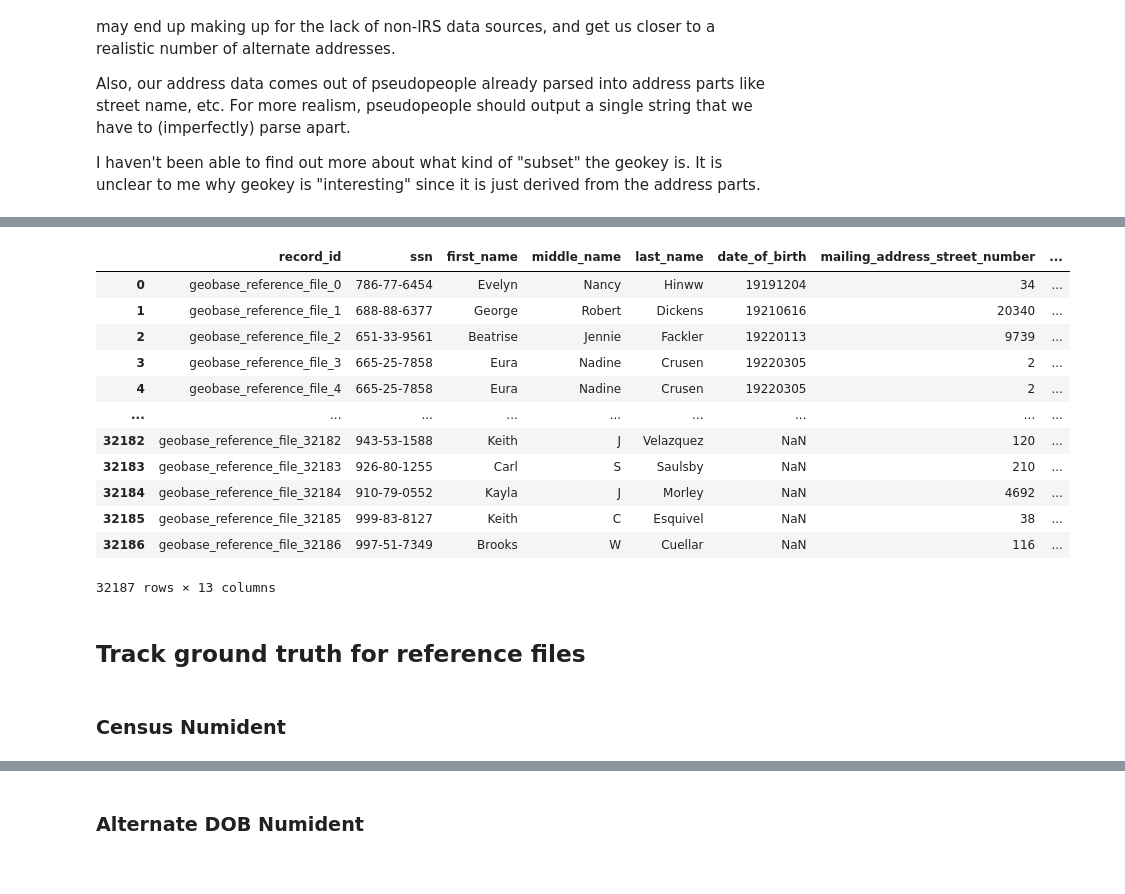
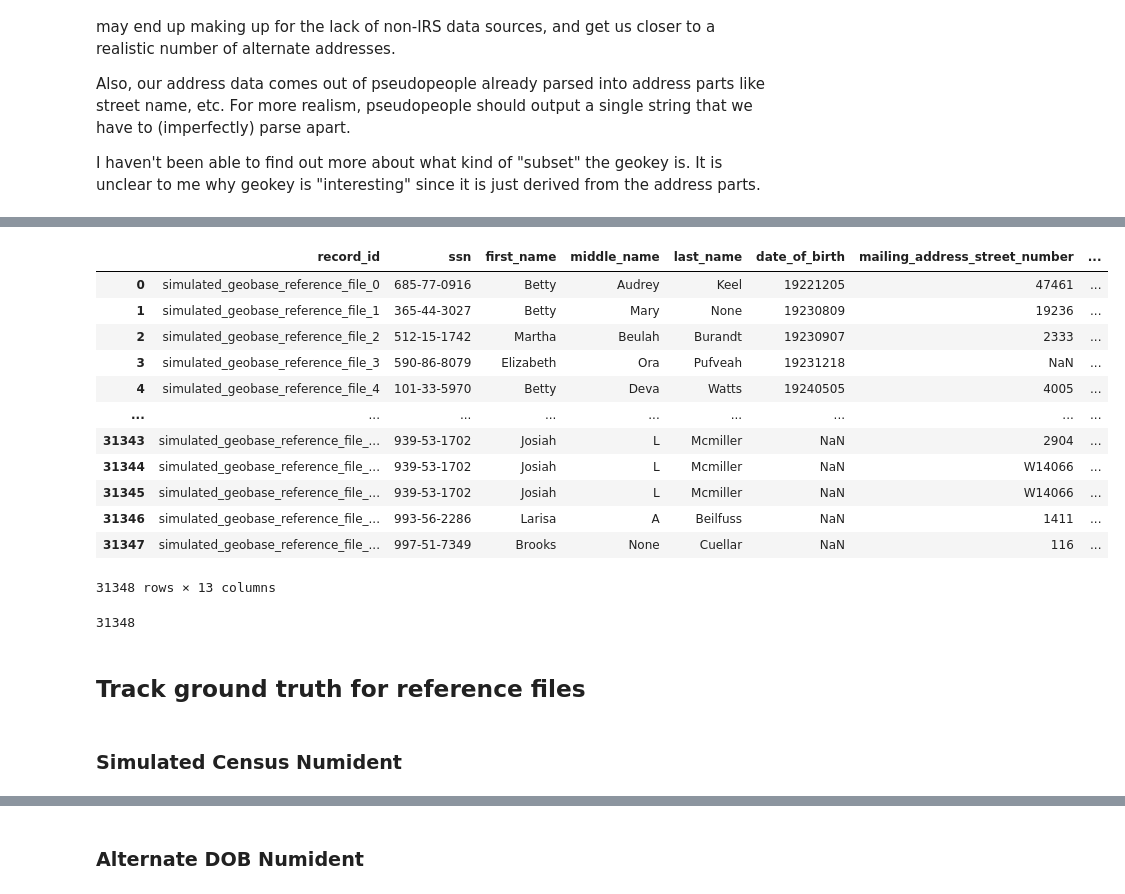
Before and after one commit to ihmeuw/person_linkage_case_study, a Jupyter notebook: linkage/pvs_like_case_study/generate_simulated_data/generate_simulated_data_small_sample.ipynb, the cells around one changed output, grey strips where cells are left out. Drawn from its saved outputs; the diff is of its cells as text; code cells hidden in the pictures.

```diff
--- a/linkage/pvs_like_case_study/generate_simulated_data/generate_simulated_data_small_sample.ipynb
+++ b/linkage/pvs_like_case_study/generate_simulated_data/generate_simulated_data_small_sample.ipynb
@@ -464,0 +726,2 @@ Name: last_name, Length: 37097, dtype: object
+# %%
+simulated_taxes, simulated_taxes_source_record_pairs = persist(simulated_taxes, simulated_taxes_source_record_pairs)
@@ -956,7 +1240,7 @@ I haven't been able to find out more about what kind of "subset" the geokey is.
 It is unclear to me why geokey is "interesting" since it is just derived from the
 address parts.
 # %%
-address_cols = list(taxes.filter(like='mailing_address').columns)
+address_cols = [c for c in simulated_taxes.columns if 'mailing_address' in c]
 
 def standardize_address_part(column):
     return (
@@ -964,28 +1248,31 @@ def standardize_address_part(column):
             # Remove leading or trailing whitespace
             .str.strip()
             # Turn any strings of consecutive whitespace into a single space
-            .str.split().str.join(' ')
+            .str.replace('\s+', ' ', regex=True)
             # Normalize case
             .str.upper()
             # Normalize the word street as described in the example quoted above
             # In reality, there would be many rules like this
             .str.replace('\b(STREET|STR)\b', 'ST', regex=True)
             # Make sure missingness is represented consistently
-            .replace('', np.nan)
+            .replace('', numpy.nan)
     )
 
-tax_addresses = (
-    taxes.set_index(['record_id', 'ssn'])
-        [address_cols]
-        .apply(standardize_address_part)
-        .reset_index()
+simulated_tax_addresses = (
+    simulated_taxes
+        # Can only link these to the other files if they have an SSN
+        .dropna(subset=['ssn'])
+        [['record_id', 'ssn'] + address_cols]
+        .assign(**{c: lambda df, c=c: standardize_address_part(df[c]) for c in address_cols})
+        .pipe(increase_string_capacity)
 )
-addresses_by_ssn, addresses_by_ssn_source_record_pairs = dedupe_preserving_source_records(
-    tax_addresses,
-    taxes_source_record_pairs,
+
+simulated_addresses_by_ssn, simulated_addresses_by_ssn_source_record_pairs = persist(dedupe_preserving_source_records(
+    simulated_tax_addresses,
+    simulated_taxes_source_record_pairs,
     columns_to_dedupe=['ssn'] + address_cols,
     new_record_id_prefix='addresses_by_ssn',
-)
-addresses_by_ssn
+))
+simulated_addresses_by_ssn
 # %% [output]
 |  | record_id | ssn | mailing_address_street_number | mailing_address_street_name | mailing_address_unit_number | ... |
@@ -1046,26 +1333,31 @@ addresses_by_ssn[addresses_by_ssn.ssn.isin(num_addresses.tail(10).index)].sort_v
 # %%
-geobase_reference_file, geobase_reference_file_source_record_pairs = merge_preserving_source_records(
-    [name_dob_reference_file, addresses_by_ssn],
-    [name_dob_reference_file_source_record_pairs, addresses_by_ssn_source_record_pairs],
-    on='ssn',
+simulated_geobase_reference_file, simulated_geobase_reference_file_source_record_pairs = persist(merge_preserving_source_records(
+    [simulated_name_dob_reference_file, simulated_addresses_by_ssn],
+    [simulated_name_dob_reference_file_source_record_pairs, simulated_addresses_by_ssn_source_record_pairs],
+    on=['ssn'],
     how='left',
-    new_record_id_prefix='geobase_reference_file',
-)
-geobase_reference_file
+    new_record_id_prefix='simulated_geobase_reference_file',
+))
+simulated_geobase_reference_file
 # %% [output]
 |  | record_id | ssn | first_name | middle_name | last_name | date_of_birth | mailing_address_street_number | ... |
-| 0 | geobase_reference_file_0 | 786-77-6454 | Evelyn | Nancy | Hinww | 19191204 | 34 | ... |
-| 1 | geobase_reference_file_1 | 688-88-6377 | George | Robert | Dickens | 19210616 | 20340 | ... |
-| 2 | geobase_reference_file_2 | 651-33-9561 | Beatrise | Jennie | Fackler | 19220113 | 9739 | ... |
-| 3 | geobase_reference_file_3 | 665-25-7858 | Eura | Nadine | Crusen | 19220305 | 2 | ... |
-| 4 | geobase_reference_file_4 | 665-25-7858 | Eura | Nadine | Crusen | 19220305 | 2 | ... |
+| 0 | simulated_geobase_reference_file_0 | 685-77-0916 | Betty | Audrey | Keel | 19221205 | 47461 | ... |
+| 1 | simulated_geobase_reference_file_1 | 365-44-3027 | Betty | Mary | None | 19230809 | 19236 | ... |
+| 2 | simulated_geobase_reference_file_2 | 512-15-1742 | Martha | Beulah | Burandt | 19230907 | 2333 | ... |
+| 3 | simulated_geobase_reference_file_3 | 590-86-8079 | Elizabeth | Ora | Pufveah | 19231218 | NaN | ... |
+| 4 | simulated_geobase_reference_file_4 | 101-33-5970 | Betty | Deva | Watts | 19240505 | 4005 | ... |
 | ... | ... | ... | ... | ... | ... | ... | ... | ... |
-| 32182 | geobase_reference_file_32182 | 943-53-1588 | Keith | J | Velazquez | NaN | 120 | ... |
-| 32183 | geobase_reference_file_32183 | 926-80-1255 | Carl | S | Saulsby | NaN | 210 | ... |
-| 32184 | geobase_reference_file_32184 | 910-79-0552 | Kayla | J | Morley | NaN | 4692 | ... |
-| 32185 | geobase_reference_file_32185 | 999-83-8127 | Keith | C | Esquivel | NaN | 38 | ... |
-| 32186 | geobase_reference_file_32186 | 997-51-7349 | Brooks | W | Cuellar | NaN | 116 | ... |
+| 31343 | simulated_geobase_reference_file_... | 939-53-1702 | Josiah | L | Mcmiller | NaN | 2904 | ... |
+| 31344 | simulated_geobase_reference_file_... | 939-53-1702 | Josiah | L | Mcmiller | NaN | W14066 | ... |
+| 31345 | simulated_geobase_reference_file_... | 939-53-1702 | Josiah | L | Mcmiller | NaN | W14066 | ... |
+| 31346 | simulated_geobase_reference_file_... | 993-56-2286 | Larisa | A | Beilfuss | NaN | 1411 | ... |
+| 31347 | simulated_geobase_reference_file_... | 997-51-7349 | Brooks | None | Cuellar | NaN | 116 | ... |
-32187 rows × 13 columns
+31348 rows × 13 columns
+# %%
+# Actual number of rows
+len(simulated_geobase_reference_file)
+# %% [output]
+31348
 # %% [markdown]
 ## Track ground truth for reference files
 # %%
@@ -1097,2 +1416,2 @@ def get_simulants_of_source_records(source_record_pairs, filter_record_ids=None,
 # %% [markdown]
-### Census Numident
+### Simulated Census Numident
```
Also changed, not shown: parts of 105 cells of this notebook, 9 other files.
